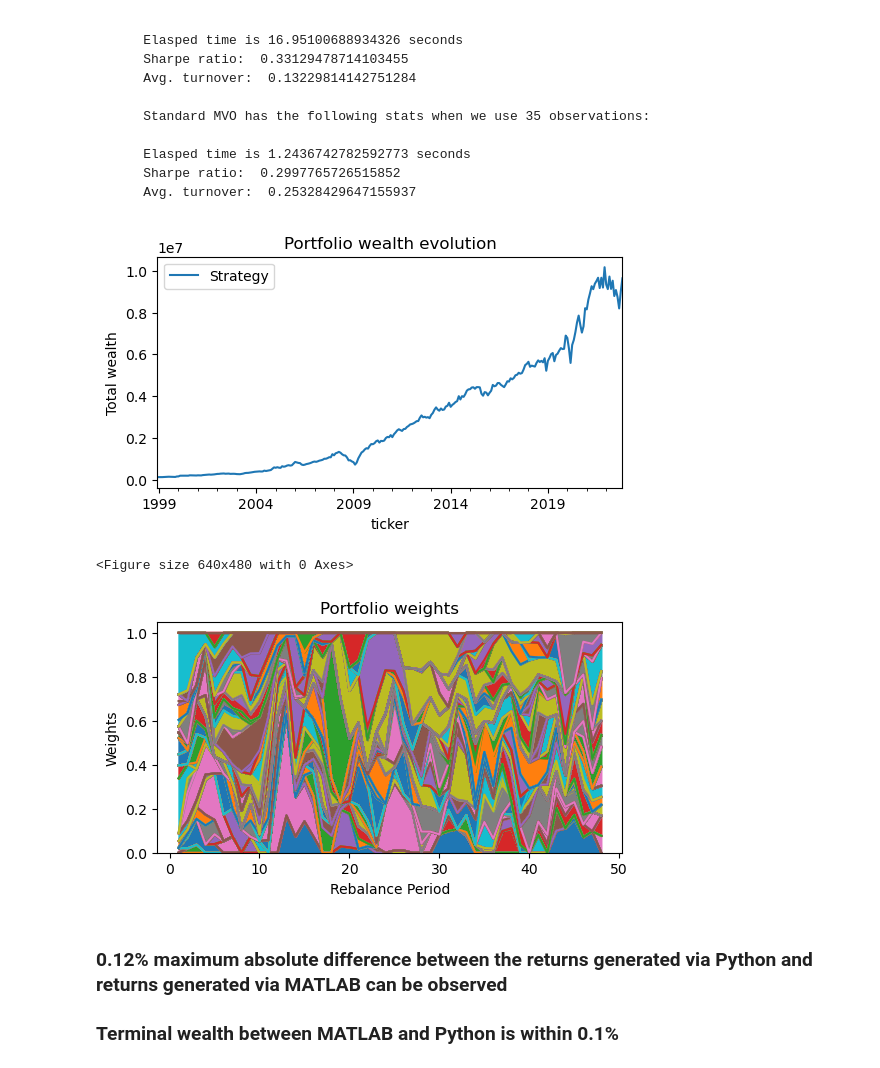
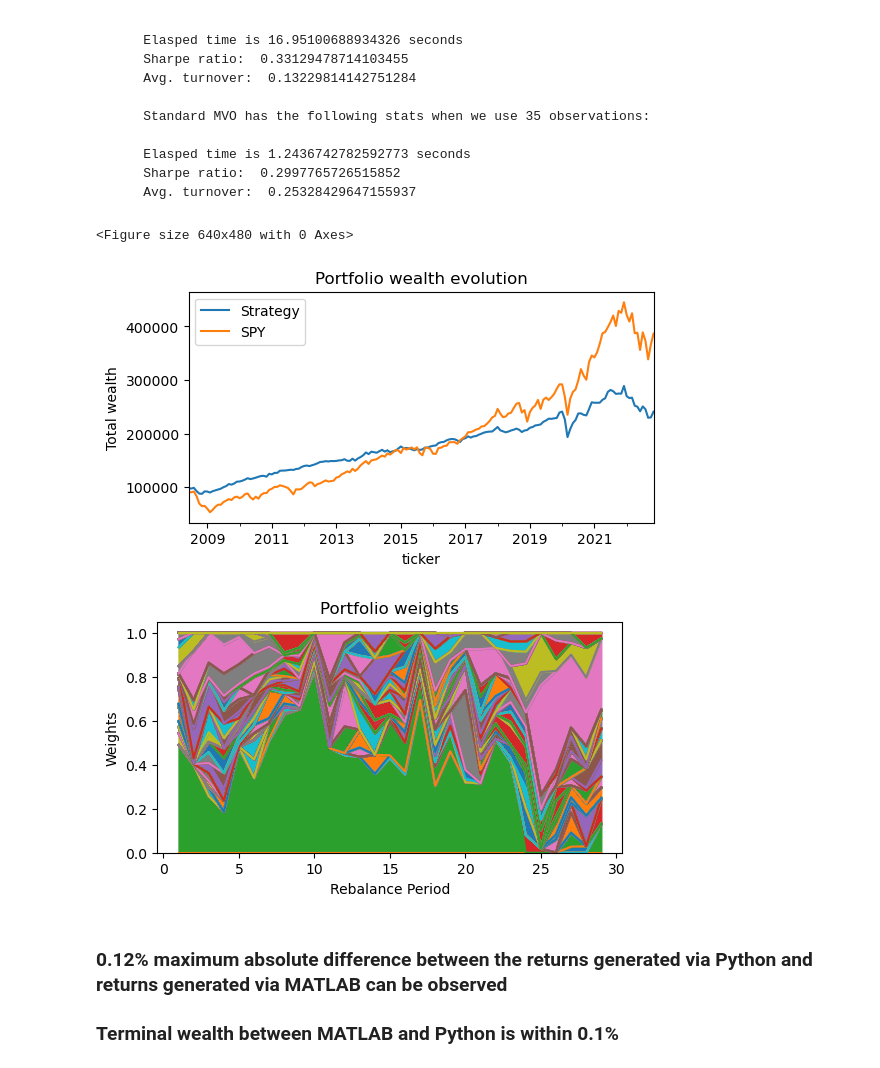
Before and after one commit to davidislip/support_vector_risk_machine, a Jupyter notebook: Template_Main.ipynb, the cells around one changed output. Saved outputs shown, nothing was run; the diff lists cells and outputs as text; code cells hidden in the pictures.

```diff
--- a/Template_Main.ipynb
+++ b/Template_Main.ipynb
@@ -55,8 +55,9 @@ Database.initialize("sqlite:///Database//financial_db.sqlite") #for courses repl
 inspector = inspect(Database.engine)
 print(inspector.get_table_names())
 
-universe = 'SP'
+universe = 'ETF'
 imputation_method = 'Univariate'
+ticker_str = 'SPY'
 #exponential params
 
 
@@ -93,13 +94,13 @@ min(daily_adjClose.index.unique()[-1], ContextualInfo.index.get_level_values('da
 The latest possible start date
 Timestamp('2023-04-21 00:00:00')
 # %%
-start_date = pd.to_datetime('1996-11-30', format = '%Y-%m-%d')
+# start_date = pd.to_datetime('1996-11-30', format = '%Y-%m-%d')
+#
+# end_date = pd.to_datetime('2022-12-31', format = '%Y-%m-%d')
+
+start_date = pd.to_datetime('2006-05-31', format = '%Y-%m-%d')
 
 end_date = pd.to_datetime('2022-12-31', format = '%Y-%m-%d')
-
-# start_date = pd.to_datetime('2006-05-31', format = '%Y-%m-%d')
-#
-# end_date = pd.to_datetime('2022-12-31', format = '%Y-%m-%d')
 
 factors = ('Mkt-RF', 'RF')
 
@@ -170,14 +164,13 @@ cardinality_ratio = 0.05 #optimization
 turnover_limit = 1 # 0.75, 1, 1.25
 MipGap = 0.05
 limit_time = 30
-
+separable = False
 target_return_strategy = ticker_return_target
 target_return_strategy_args = ['ticker_index']
 
 q = 1
 C = 10**(-3)
 epsilon = 10**(-3)
-ticker_str = 'AAPL'
 ticker_index = tickers.get_loc(ticker_str)
 
 
@@ -259,6 +301,8 @@ for t in range(NoPeriods):
     env.period_Context = period_Context
     #there should be a feature vector for each asset
     assert len(period_Context) == n
+    #all the tickers should be aligned in the context and ticker dataset
+    assert (periodReturns.columns == period_Context.index).all()
 
     current_price_idx = (calEnd - pd.offsets.DateOffset(months=1) <= adjClose.index)&(adjClose.index <= calEnd)
     currentPrices = adjClose[current_price_idx]
@@ -395,39 +439,39 @@ portfValue.columns = ['Strategy', ticker_str]
 # Calculate the dates of the out-of-sample period
 
 fig = plt.figure(1)
-portfValue.iloc[:,0].plot(title = 'Portfolio wealth evolution',
+portfValue.iloc[:,:].plot(title = 'Portfolio wealth evolution',
                 ylabel = 'Total wealth',
                 figsize = (6, 3),
                 legend = True)
 plt.savefig("images/wealth.svg")
 
 #--------------------------------------------------------------------------
 # 3.3 Portfolio weights plot
 #--------------------------------------------------------------------------
 # Portfolio weights
 
 fig2 = plt.figure(2);
 x[x < 0] = 0
 weights = pd.DataFrame(x, index = tickers)
 weights.columns = [col + 1 for col in weights.columns]
 if n <= 20:
     legend_bool = True
 else:
     legend_bool = False
 weights.T.plot.area(title = 'Portfolio weights',
                   ylabel = 'Weights', xlabel = 'Rebalance Period',
                   figsize = (6, 3),
                   legend = legend_bool, stacked = True)
 if legend_bool:
     plt.legend(loc='center left', bbox_to_anchor=(1.0, 0.5))
 plt.savefig("images/weights.svg");
 
 # %%%%%%%%%%%%%%%%%%%%%%%%%%%%%%%%%%%%%%%%%%%%%%%%%%%%%%%%%%%%%%%%%%%%%%%%%%%
 # % Program End
 # %% [output]
+<Figure size 640x480 with 0 Axes>
-[figure, old version]
+[figure, new version]
-<Figure size 640x480 with 0 Axes>
-[figure, old version]
+[figure, new version]
 # %% [markdown]
 ### 0.12% maximum absolute difference between the returns generated via Python and returns generated via MATLAB can be observed
 
```
Also changed, not shown: parts of 19 cells of this notebook, 3 other files.
